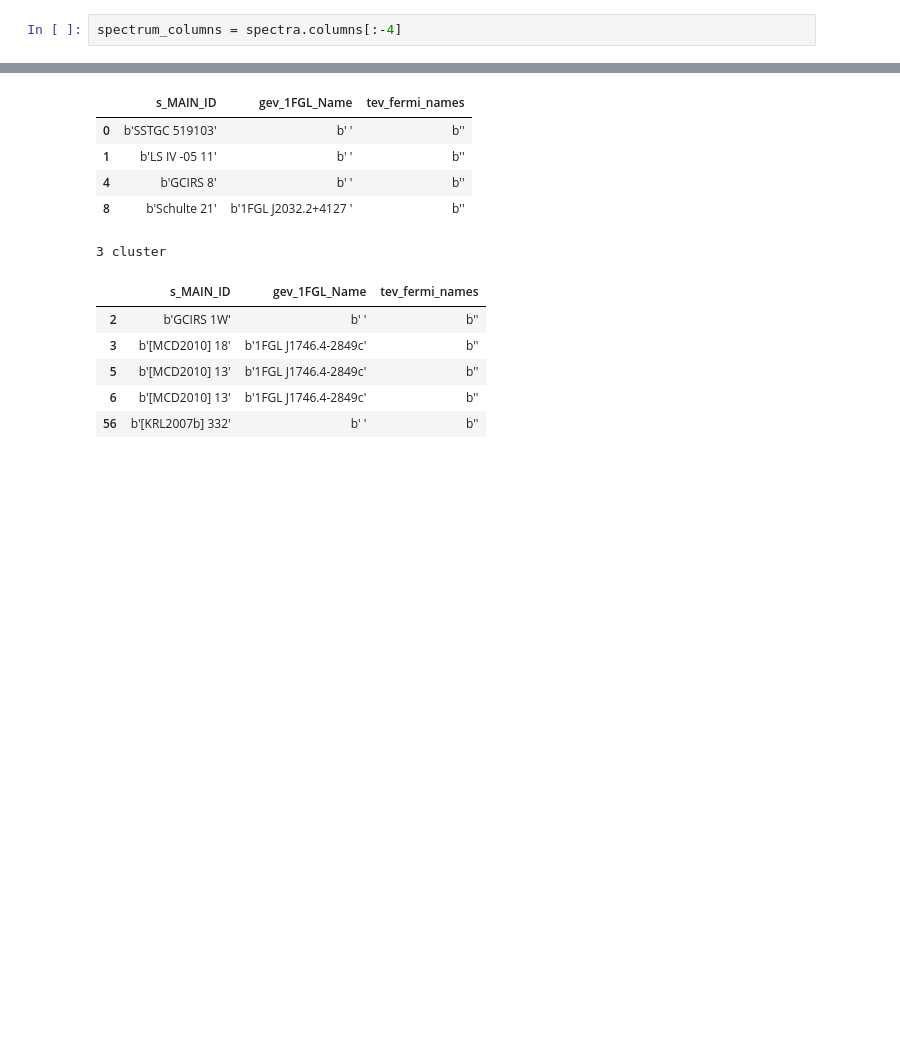
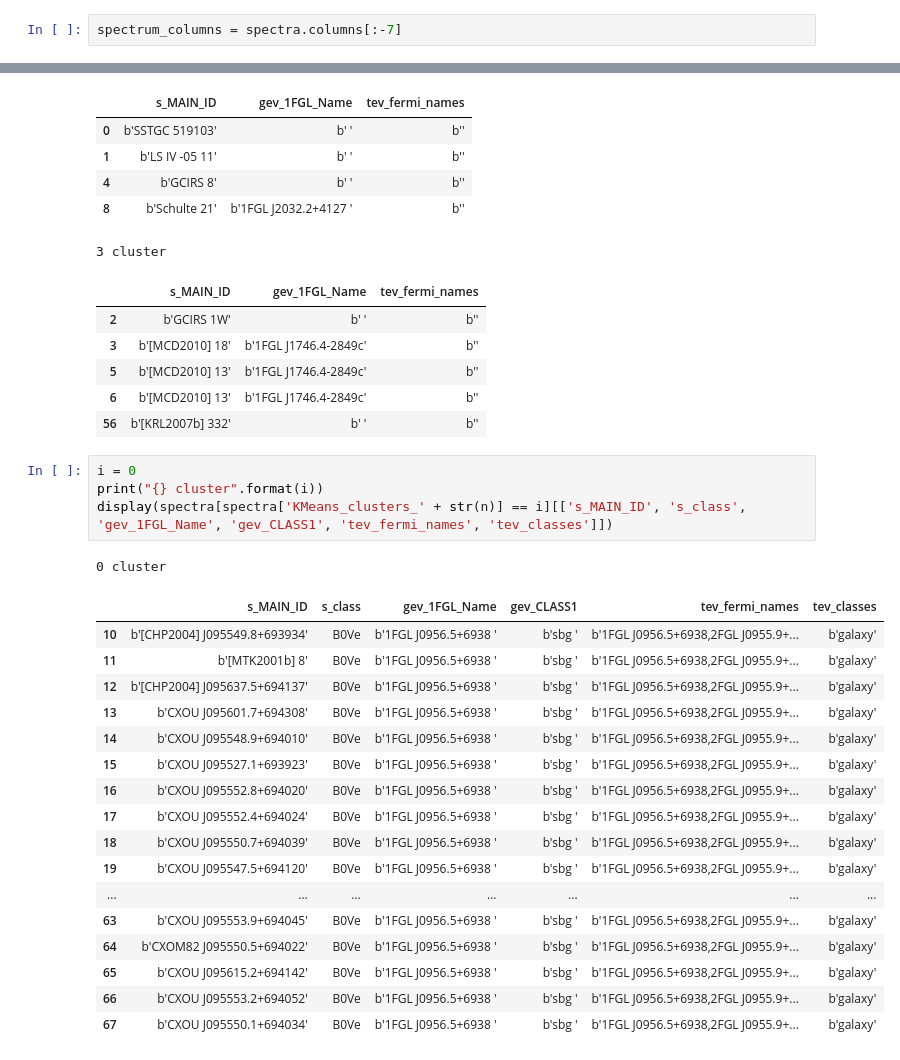
Before and after one commit to anaderi/gamma-bins, a Jupyter notebook: Spectra_EM_distance.ipynb, the cells around one changed output, grey strips where cells are left out. Saved outputs shown, nothing was run; the diff lists cells and outputs as text; blank space fills up the shorter version.

Commit message:
names in clusters

```diff
--- a/Spectra_EM_distance.ipynb
+++ b/Spectra_EM_distance.ipynb
@@ -23,5 +23,5 @@ spectra.head()
 # %%
-spectrum_columns = spectra.columns[:-4]
+spectrum_columns = spectra.columns[:-7]
 # %% [markdown]
 Computation of pairwise distances (metric - Earth mover's distance (Wasserstein distance))
 # %%
@@ -133,3 +133,26 @@ for i in range(n):
 | 5 | b'[MCD2010] 13' | b'1FGL J1746.4-2849c' | b'' |
 | 6 | b'[MCD2010] 13' | b'1FGL J1746.4-2849c' | b'' |
 | 56 | b'[KRL2007b] 332' | b' ' | b'' |
+# %%
+i = 0
+print("{} cluster".format(i))
+display(spectra[spectra['KMeans_clusters_' + str(n)] == i][['s_MAIN_ID', 's_class', 'gev_1FGL_Name', 'gev_CLASS1', 'tev_fermi_names', 'tev_classes']])
+# %% [output]
+0 cluster
+|  | s_MAIN_ID | s_class | gev_1FGL_Name | gev_CLASS1 | tev_fermi_names | tev_classes |
+| 10 | b'[CHP2004] J095549.8+693934' | B0Ve | b'1FGL J0956.5+6938 ' | b'sbg ' | b'1FGL J0956.5+6938,2FGL J0955.9+... | b'galaxy' |
+| 11 | b'[MTK2001b] 8' | B0Ve | b'1FGL J0956.5+6938 ' | b'sbg ' | b'1FGL J0956.5+6938,2FGL J0955.9+... | b'galaxy' |
+| 12 | b'[CHP2004] J095637.5+694137' | B0Ve | b'1FGL J0956.5+6938 ' | b'sbg ' | b'1FGL J0956.5+6938,2FGL J0955.9+... | b'galaxy' |
+| 13 | b'CXOU J095601.7+694308' | B0Ve | b'1FGL J0956.5+6938 ' | b'sbg ' | b'1FGL J0956.5+6938,2FGL J0955.9+... | b'galaxy' |
+| 14 | b'CXOU J095548.9+694010' | B0Ve | b'1FGL J0956.5+6938 ' | b'sbg ' | b'1FGL J0956.5+6938,2FGL J0955.9+... | b'galaxy' |
+| 15 | b'CXOU J095527.1+693923' | B0Ve | b'1FGL J0956.5+6938 ' | b'sbg ' | b'1FGL J0956.5+6938,2FGL J0955.9+... | b'galaxy' |
+| 16 | b'CXOU J095552.8+694020' | B0Ve | b'1FGL J0956.5+6938 ' | b'sbg ' | b'1FGL J0956.5+6938,2FGL J0955.9+... | b'galaxy' |
+| 17 | b'CXOU J095552.4+694024' | B0Ve | b'1FGL J0956.5+6938 ' | b'sbg ' | b'1FGL J0956.5+6938,2FGL J0955.9+... | b'galaxy' |
+| 18 | b'CXOU J095550.7+694039' | B0Ve | b'1FGL J0956.5+6938 ' | b'sbg ' | b'1FGL J0956.5+6938,2FGL J0955.9+... | b'galaxy' |
+| 19 | b'CXOU J095547.5+694120' | B0Ve | b'1FGL J0956.5+6938 ' | b'sbg ' | b'1FGL J0956.5+6938,2FGL J0955.9+... | b'galaxy' |
+| ... | ... | ... | ... | ... | ... | ... |
+| 63 | b'CXOU J095553.9+694045' | B0Ve | b'1FGL J0956.5+6938 ' | b'sbg ' | b'1FGL J0956.5+6938,2FGL J0955.9+... | b'galaxy' |
+| 64 | b'CXOM82 J095550.5+694022' | B0Ve | b'1FGL J0956.5+6938 ' | b'sbg ' | b'1FGL J0956.5+6938,2FGL J0955.9+... | b'galaxy' |
+| 65 | b'CXOU J095615.2+694142' | B0Ve | b'1FGL J0956.5+6938 ' | b'sbg ' | b'1FGL J0956.5+6938,2FGL J0955.9+... | b'galaxy' |
+| 66 | b'CXOU J095553.2+694052' | B0Ve | b'1FGL J0956.5+6938 ' | b'sbg ' | b'1FGL J0956.5+6938,2FGL J0955.9+... | b'galaxy' |
+| 67 | b'CXOU J095550.1+694034' | B0Ve | b'1FGL J0956.5+6938 ' | b'sbg ' | b'1FGL J0956.5+6938,2FGL J0955.9+... | b'galaxy' |
```
Also changed, not shown: parts of 2 cells of this notebook, 1 other file.
